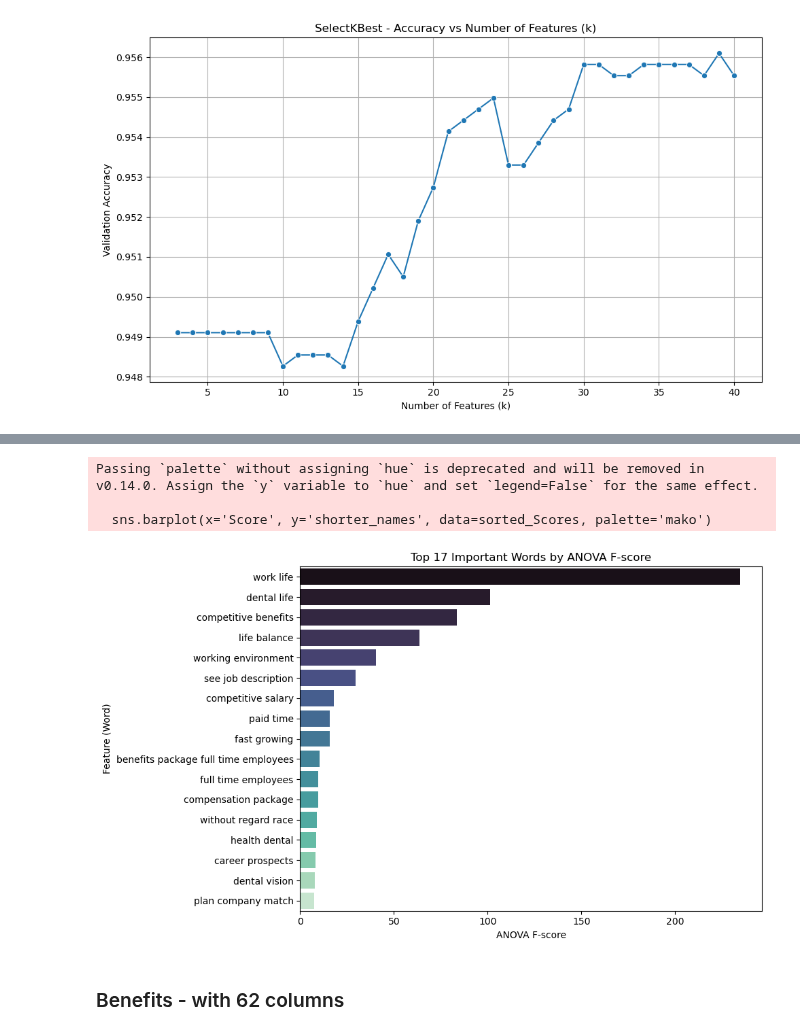
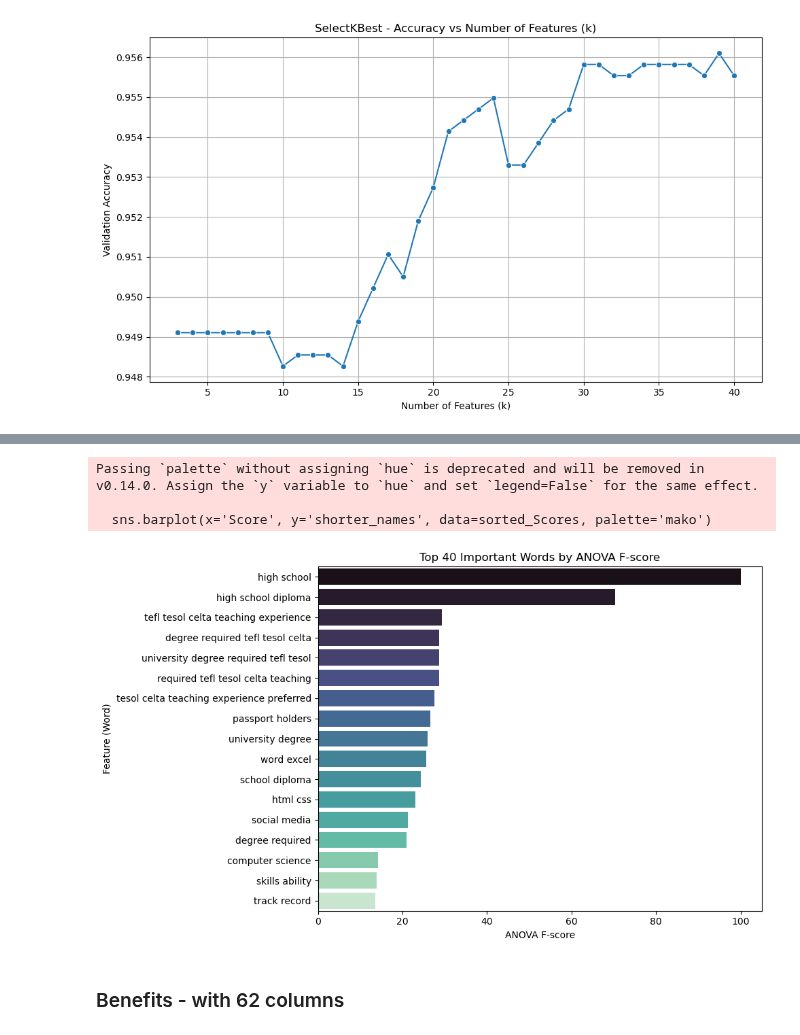
Before and after one commit to ecw70574/dsci2_final_project, a Jupyter notebook: TestingVectorization.ipynb, the cells around one changed output, grey strips where cells are left out. Saved outputs shown, nothing was run; the diff lists cells and outputs as text; code cells hidden in the pictures.

```diff
--- a/TestingVectorization.ipynb
+++ b/TestingVectorization.ipynb
@@ -1012,23 +1073,23 @@ print(sorted_Scores)
 # %%
 # trimming the feature name for clean visualization
-sorted_Scores['shorter_names'] = sorted_Scores['Feature'].str.replace("benefits_includes_", "", regex= False)
+sorted_Scores['shorter_names'] = sorted_Scores['Feature'].str.replace("requirements_includes_", "", regex= False)
 
 sorted_Scores = sorted_Scores.sort_values(by = 'Score', ascending=False)
 
 
 # barplot of the most important features
 plt.figure(figsize=(10,6))
 sns.barplot(x='Score', y='shorter_names', data=sorted_Scores, palette='mako')
 plt.title(f'Top {k} Important Words by ANOVA F-score')
 plt.xlabel('ANOVA F-score')
 plt.ylabel('Feature (Word)')
 plt.tight_layout()
 plt.show()
 # %% [output]
 Passing `palette` without assigning `hue` is deprecated and will be removed in v0.14.0. Assign the `y` variable to `hue` and set `legend=False` for the same effect.
 
   sns.barplot(x='Score', y='shorter_names', data=sorted_Scores, palette='mako')
-[figure, old version]
+[figure, new version]
 # %% [markdown]
 ### Benefits - with 62 columns
 # %%
```
Also changed, not shown: parts of 15 cells of this notebook.
